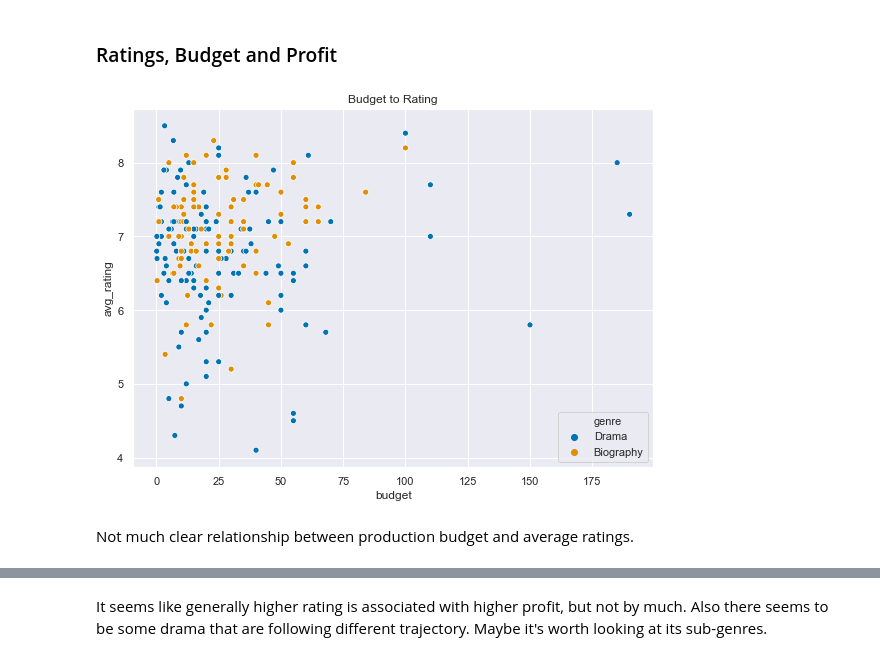
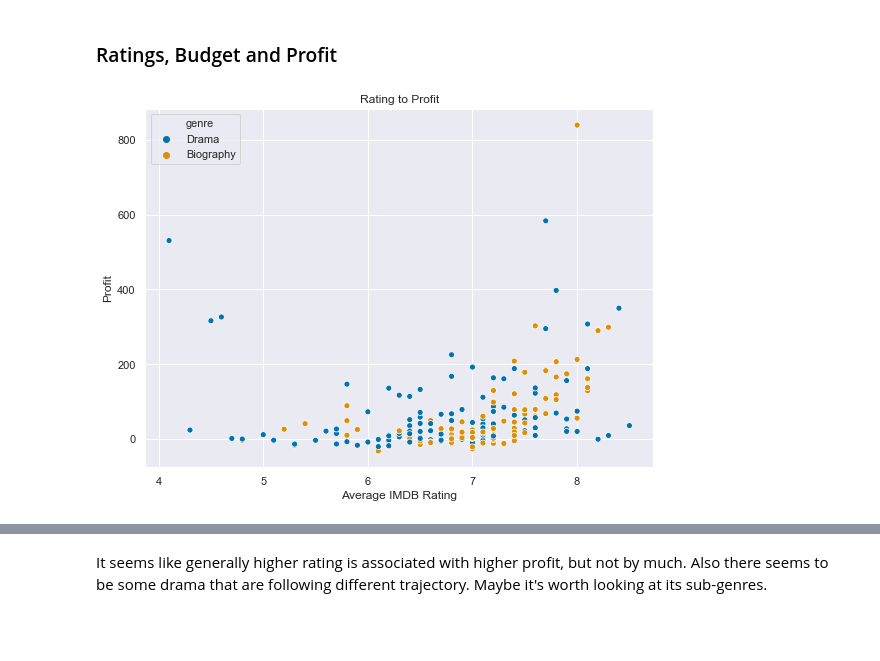
Before and after one commit to stereopickle/DS_movie_EDA, a Jupyter notebook: 013.Key_Analyses.ipynb, the cells around one changed output, grey strips where cells are left out. Drawn from its saved outputs; the diff is of its cells as text; code cells hidden in the pictures; blank space fills up the shorter version.

```diff
--- a/013.Key_Analyses.ipynb
+++ b/013.Key_Analyses.ipynb
@@ -512,18 +550,16 @@ So far we established that given high budget, animation is perhaps less risky ge
 # %%
 awardfilms = df[df.genre.isin(['Biography', 'Drama'])]
 # %%
-plt.figure(figsize = (8, 6))
+fig = plt.figure(figsize = (8, 6))
 
-g = sns.scatterplot(x = 'budget', y = 'avg_rating', hue = 'genre',
+g = sns.scatterplot(x = 'avg_rating', y = 'profit', hue = 'genre',
                data = awardfilms, palette="colorblind")
 
-g.set(title = "Budget to Rating")
+g.set(title = "Rating to Profit", xlabel ="Average IMDB Rating", ylabel = "Profit")
 plt.tight_layout()
 
-#g.savefig("PNG/budget_glob_genre.png")
+#fig.savefig("PNG/BLOG/rating_profit_drama_bio.png")
 
 plt.show()
 # %% [output]
-[figure, old version]
+[figure, new version]
-# %% [markdown]
-Not much clear relationship between production budget and average ratings.
```
Also changed, not shown: parts of 30 cells of this notebook, 22 other files.
